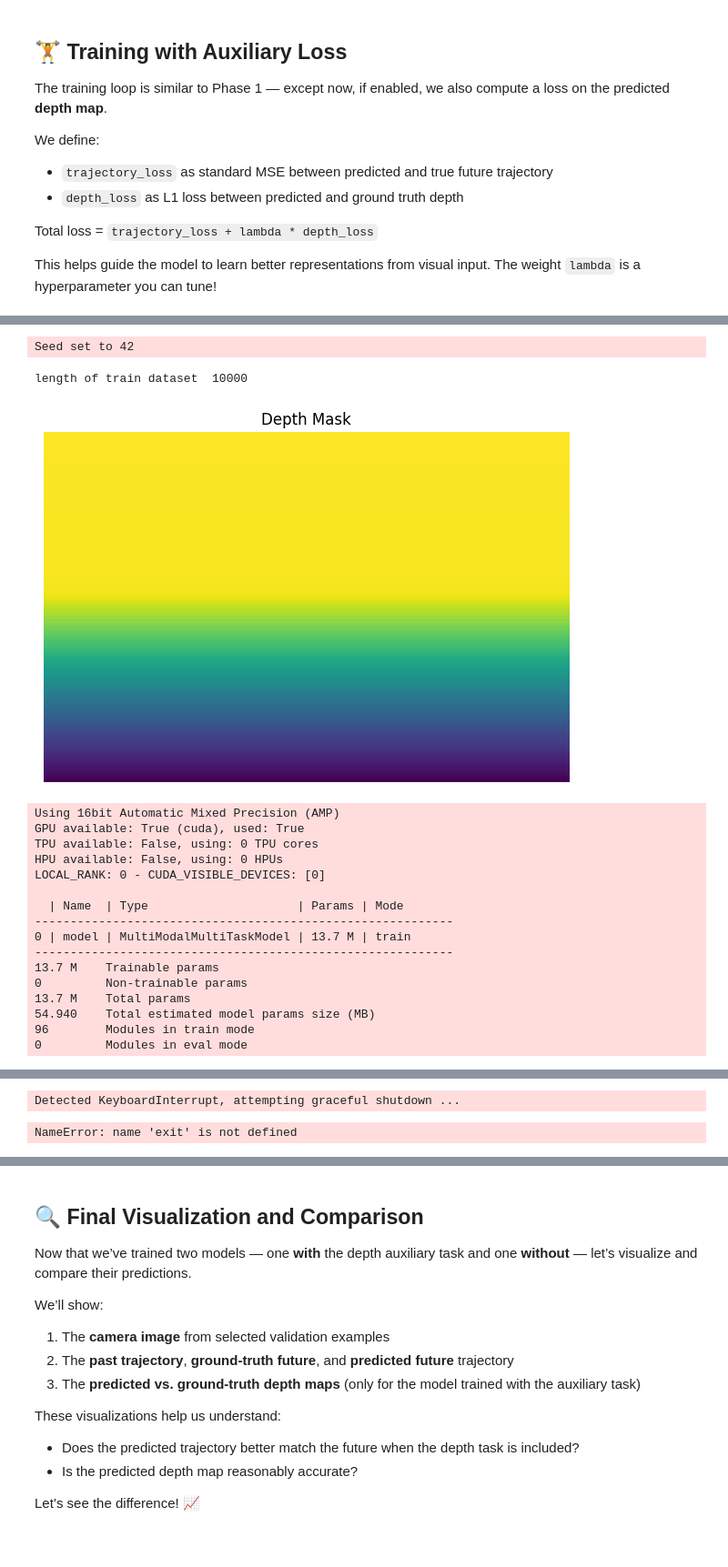
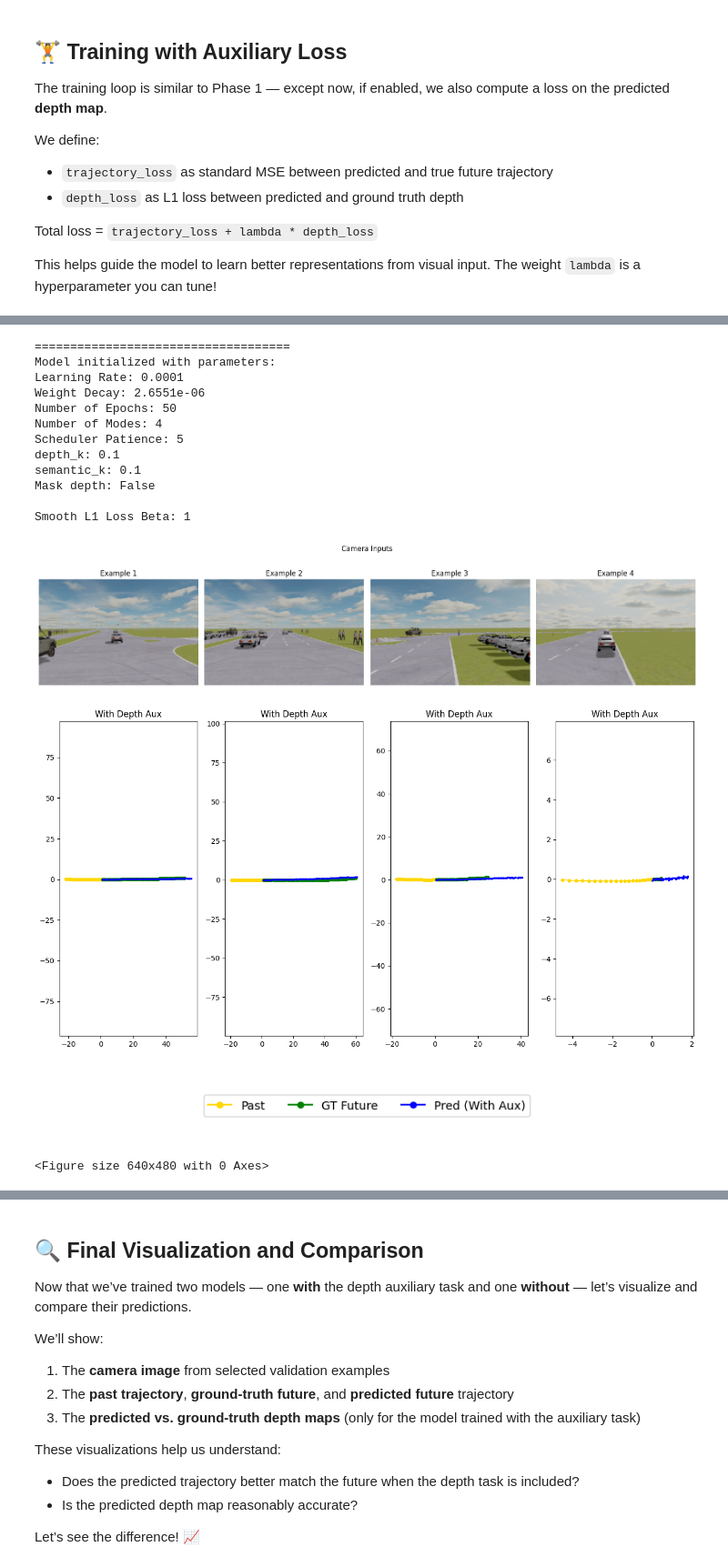
Before and after one commit to vita-student-projects/2025_euro_truck_simulators, a Jupyter notebook: project_phase2.ipynb, the cells around one changed output, grey strips where cells are left out. Shown at 91% size. Drawn from its saved outputs; the diff is of its cells as text; code cells hidden in the pictures; blank space fills up the shorter version.

Commit message:
Implemented semantic decoder

```diff
--- a/project_phase2.ipynb
+++ b/project_phase2.ipynb
@@ -450,7 +435,7 @@ from pytorch_lightning import LightningModule
 
 class LightningDrivingPlanner(pl.LightningModule):
     def __init__(self, lr=1e-4, weight_decay=1e-4, epochs=50, scheduler_patience=5,
-                 max_pred_len=60, num_modes=4, curriculum_epochs=20, grad_clip=7.0, depth_mask=None, depth_k = 0.1, beta=1
+                 max_pred_len=60, num_modes=4, curriculum_epochs=20, grad_clip=7.0, depth_mask=None, depth_k = 0.1, semantic_k = 0.1, beta=1
                  ):
         super().__init__()
         self.lr = lr
@@ -463,6 +448,7 @@ class LightningDrivingPlanner(pl.LightningModule):
         self.depth_mask = depth_mask
         self.scheduler_patience = scheduler_patience
         self.depth_k = depth_k
+        self.semantic_k= semantic_k
         self.beta = beta
         self.save_hyperparameters()
 
@@ -473,6 +459,7 @@ class LightningDrivingPlanner(pl.LightningModule):
         print(f"Number of Modes: {num_modes}")
         print(f"Scheduler Patience: {self.scheduler_patience}")
         print(f"depth_k: {self.depth_k}")
+        print(f"semantic_k: {self.semantic_k}")
         print(f"Mask depth: {depth_mask is not None}\n")
         print(f"Smooth L1 Loss Beta: {self.beta}")
 
@@ -486,7 +473,7 @@ class LightningDrivingPlanner(pl.LightningModule):
         history = batch['history']         # [B, T, 3]
         future = batch['future']           # [B, T, 3]
         depth_gt = batch['depth'].permute(0, 3, 1, 2)          # [B, 200, 300, 1]
-
+        semantic_gt = batch['semantic'].long()
         # Get current epoch
         current_epoch = self.current_epoch
 
@@ -497,20 +484,21 @@ class LightningDrivingPlanner(pl.LightningModule):
             pred_len = self.max_pred_len
 
 
-        depth_pred, traj_pred, conf_pred, best_traj = self(camera, history)
+        depth_pred, traj_pred, conf_pred, best_traj, semantic_pred_logits = self(camera, history)
         # Truncate predictions and ground truth
         best_traj = best_traj[:, :pred_len]
         future = future[:, :pred_len]
 
         if self.depth_mask is not None:
             self.depth_mask = self.depth_mask.to(depth_gt.device)
-            depth_gt = torch.clamp(self.depth_mask.to(depth_gt.device) - depth_gt, min=0)
+            depth_pred = torch.clamp(self.depth_mask.to(depth_pred.device) + depth_pred, min=0)
         # Compute losses
+
         depth_loss = nn.SmoothL1Loss(beta=self.beta)(depth_pred, depth_gt)
         traj_loss = nn.SmoothL1Loss(beta=self.beta)(best_traj, future[:, :, :2])
-
+        semantic_loss = nn.CrossEntropyLoss()(semantic_pred_logits, semantic_gt)
         # Combine losses with weighted sum
-        loss =  self.depth_k * depth_loss + traj_loss
+        loss =  self.depth_k * depth_loss + traj_loss + self.semantic_k * semantic_loss
 
         # Gradient clipping
         self.clip_gradients(self.trainer.optimizers[0], gradient_clip_val=self.grad_clip)
@@ -519,6 +507,7 @@ class LightningDrivingPlanner(pl.LightningModule):
         self.log('train_loss', loss, on_step=True, on_epoch=True, prog_bar=True)
         self.log('train_depth_loss', depth_loss, on_step=True, on_epoch=True, prog_bar=True)
         self.log('train_traj_loss', traj_loss, on_step=True, on_epoch=True, prog_bar=True)
+        self.log('train_semantic_loss', semantic_loss, on_step=True, on_epoch=True, prog_bar=True)
 
         return loss
 
@@ -530,18 +519,21 @@ class LightningDrivingPlanner(pl.LightningModule):
         future = batch['future']
         depth_gt = batch['depth']
 
+        semantic_gt = batch['semantic'].long()
         # Forward pass
-        depth_pred, traj_pred, conf_pred, best_traj = self(camera, history)
+        depth_pred, traj_pred, conf_pred, best_traj, semantic_pred = self(camera, history)
         depth_gt = depth_gt.permute(0, 3, 1, 2)
 
 
         if self.depth_mask is not None:
             self.depth_mask = self.depth_mask.to(depth_gt.device)
-            depth_gt = torch.clamp(self.depth_mask.to(depth_gt.device) - depth_gt, min=0)
+            depth_pred = torch.clamp(self.depth_mask.to(depth_pred.device) + depth_pred, min=0)
         # Compute losses
         depth_loss = nn.SmoothL1Loss(beta=self.beta)(depth_pred, depth_gt)
         traj_loss = nn.SmoothL1Loss(beta=self.beta)(best_traj, future[:, :, :2])
-        loss = self.depth_k * depth_loss + traj_loss
+        semantic_loss = nn.CrossEntropyLoss()(semantic_pred, semantic_gt)
+        # Combine losses with weighted sum
+        loss =  self.depth_k * depth_loss + traj_loss + self.semantic_k*semantic_loss
 
         # Compute ADE and FDE
         ade, fde = compute_ade_fde(traj_pred, future)
@@ -549,6 +541,7 @@ class LightningDrivingPlanner(pl.LightningModule):
         # Log validation metrics
         self.log('val_loss', loss, prog_bar=True, sync_dist=True)
         self.log('val_depth_loss', depth_loss, prog_bar=True, sync_dist=True)
+        self.log('val_semantic_loss', semantic_loss, prog_bar=True, sync_dist=True)
         self.log('val_traj_loss', traj_loss, prog_bar=True, sync_dist=True)
         self.log('val_ade', ade, prog_bar=True, sync_dist=True)
         self.log('val_fde', fde, prog_bar=True, sync_dist=True)
@@ -640,8 +633,8 @@ def compute_depth_mask_from_loader(loader, max_samples=None):
 # %%
 import random
 # Training function
-def run_experiment( max_epochs=50, batch_size=32, lr=1e-4, weight_decay=2.6551e-6, scheduler_patience=5, beta = 1,
-                   augment_train=True, augment_val=False, seed=42, logger_name='multitask_driving_planner', mask_depth=False, depth_k = 0.1):
+def run_experiment( max_epochs=70, batch_size=32, lr=2e-4, weight_decay=2.6551e-6, scheduler_patience=5, beta = 1,
+                   augment_train=True, augment_val=False, seed=42, logger_name='multitask_driving_planner', mask_depth=False, depth_k = 0.1, semantic_k = 0.1):
     # Set random seed for reproducibility
     pl.seed_everything(seed)
 
@@ -696,7 +689,8 @@ def run_experiment( max_epochs=50, batch_size=32, lr=1e-4, weight_decay=2.6551e-
         scheduler_patience=scheduler_patience,
         depth_mask=depth_mask,  # pass the depth mask to the model
         depth_k=depth_k,  # pass the depth k to the model
-        beta=beta
+        beta=beta,
+        semantic_k=semantic_k,
     )
     logger_path = os.path.join("lightning_logs", "phase2")
     if not os.path.exists(logger_path):
@@ -756,0 +953,3 @@ def run_experiment( max_epochs=50, batch_size=32, lr=1e-4, weight_decay=2.6551e-
+# %%
+model, val_loader, best_model_val_loss = run_experiment(max_epochs=50, batch_size=32, lr=2e-4, weight_decay=2.6551e-6, scheduler_patience=5, beta = 1,
+                   augment_train=True, augment_val=False, seed=42, logger_name='multitask_driving_planner_with_semantics', mask_depth=True, depth_k = 0.1, semantic_k = 1)
@@ -757,24 +1048,24 @@ def run_experiment( max_epochs=50, batch_size=32, lr=1e-4, weight_decay=2.6551e-
 # %%
-model, val_loader, best_model_val_loss = run_experiment(max_epochs=100, mask_depth=True, depth_k=0.1)
+checkpoint = "driving_planner_version_4_epoch=41_val_ade=1.5011.ckpt"
+checkpoint_path = os.path.join("checkpoints", "phase2", "multitask_driving_planner_with_semantics", checkpoint)
+model = LightningDrivingPlanner.load_from_checkpoint(checkpoint_path)
+
 model = model.to(torch.device('cuda' if torch.cuda.is_available() else 'cpu'))
-future, pred_with_aux, depth, pred_depth = visualize_comparison(val_loader, model, device=torch.device('cuda' if torch.cuda.is_available() else 'cpu'))
+future, pred_with_aux, depth, pred_depth,= visualize_comparison(val_loader, model, device=torch.device('cuda' if torch.cuda.is_available() else 'cpu'))
 # %% [output]
-Seed set to 42
+====================================
+Model initialized with parameters:
+Learning Rate: 0.0001
+Weight Decay: 2.6551e-06
+Number of Epochs: 50
+Number of Modes: 4
+Scheduler Patience: 5
+depth_k: 0.1
+semantic_k: 0.1
+Mask depth: False
+
+Smooth L1 Loss Beta: 1
+[figure, new version]
+[figure, added]
+[figure, added]
-length of train dataset  10000
+<Figure size 640x480 with 0 Axes>
-[figure, old version]
-Using 16bit Automatic Mixed Precision (AMP)
-GPU available: True (cuda), used: True
-TPU available: False, using: 0 TPU cores
-HPU available: False, using: 0 HPUs
-LOCAL_RANK: 0 - CUDA_VISIBLE_DEVICES: [0]
-
-  | Name  | Type                     | Params | Mode
------------------------------------------------------------
-0 | model | MultiModalMultiTaskModel | 13.7 M | train
------------------------------------------------------------
-13.7 M    Trainable params
-0         Non-trainable params
-13.7 M    Total params
-54.940    Total estimated model params size (MB)
-96        Modules in train mode
-0         Modules in eval mode
@@ -794,2 +1071,0 @@ f:\Utilities\anaconda\envs\IMOS\lib\site-packages\pytorch_lightning\trainer\conn
-Detected KeyboardInterrupt, attempting graceful shutdown ...
-NameError: name 'exit' is not defined
```
Also changed, not shown: parts of 28 cells of this notebook.
